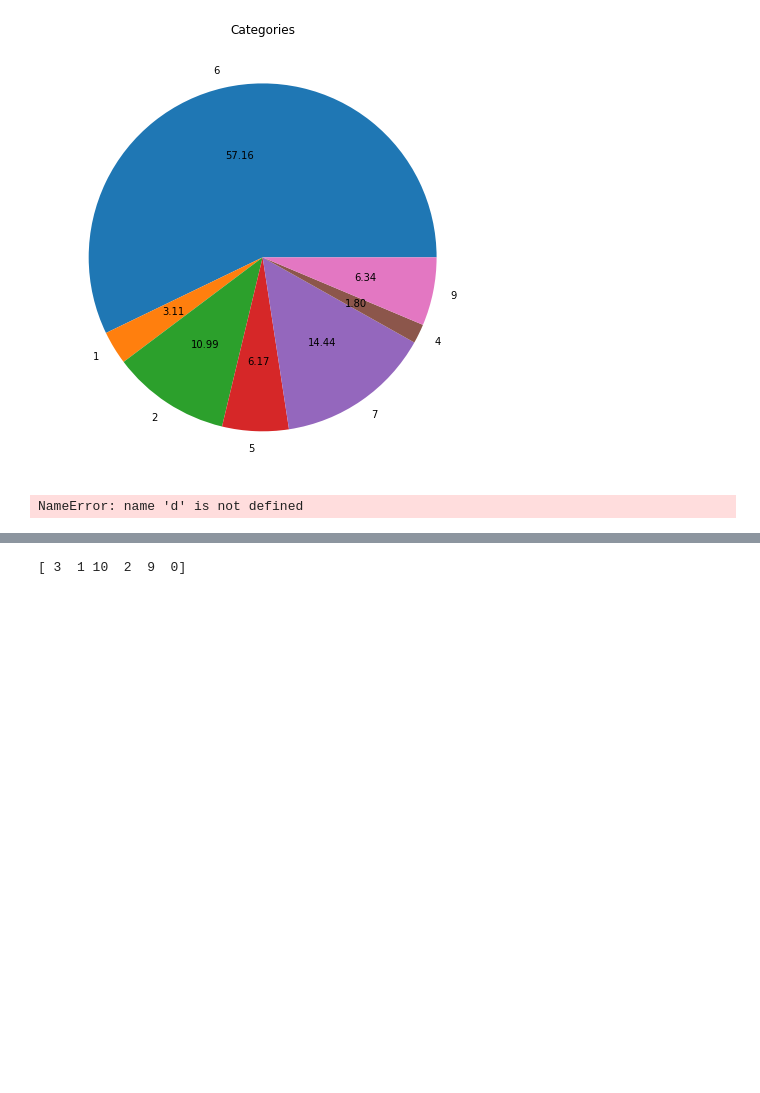
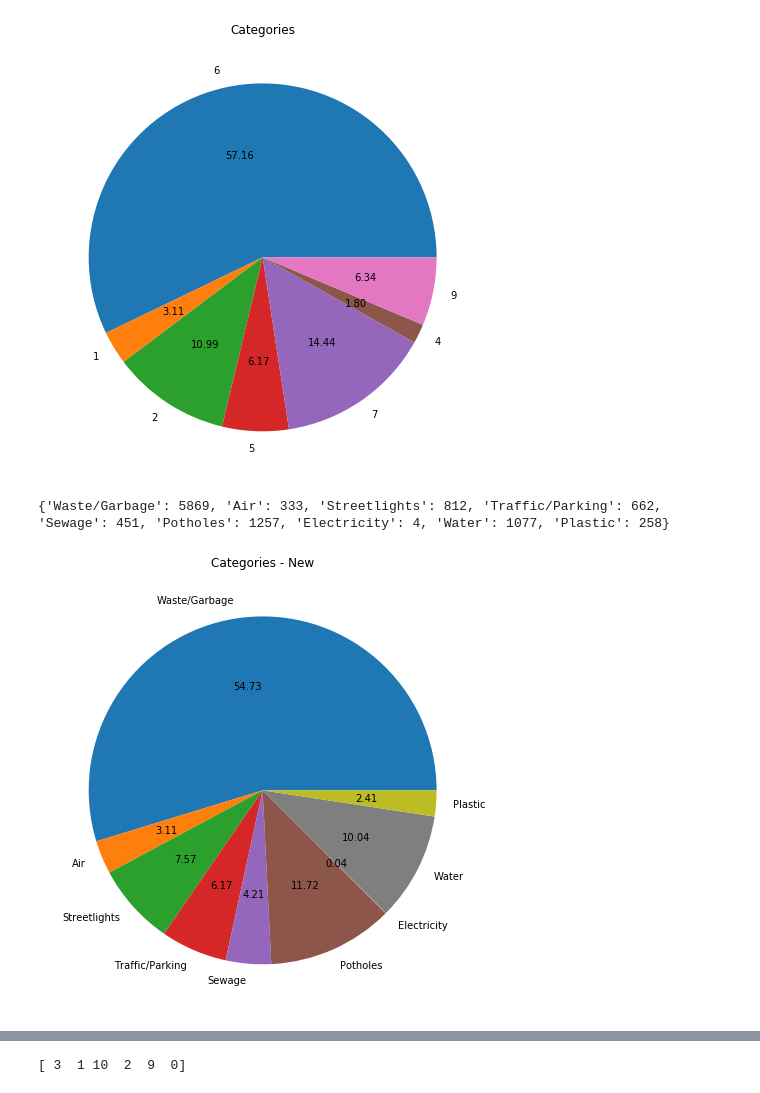
Before and after one commit to ShriyaShankar/Ward-Index, a Jupyter notebook: test.ipynb, the cells around one changed output, grey strips where cells are left out. Saved outputs shown, nothing was run; the diff lists cells and outputs as text; code cells hidden in the pictures; blank space fills up the shorter version.

```diff
--- a/test.ipynb
+++ b/test.ipynb
@@ -136,9 +172,3 @@ plt.pie(cat.values(),labels = cat.keys(),autopct = '%.2f')
   Text(0.5389583466959945, -0.26367385256547554, '1.80'),
   Text(0.5881322104063914, -0.11874553921091979, '6.34')])
 [figure]
-# %%
-chennai = [str(i) for i in df.location if 'Chennai' in str(i)]
-for i in chennai:
-    df.drop(d)
-# %% [output]
-NameError: name 'd' is not defined
@@ -149,0 +175,18 @@ print(cat)
+# %%
+def bar_new_cat():
+    new_cat = {}
+    for i in df.new_title_id:
+        if i not in new_cat:
+            new_cat[i] = 1
+        else:
+            new_cat[i]+=1
+    plt.figure(figsize = (8,8))
+    plt.title("Categories - New")
+    #plt.grid(True)
+    print(new_cat)
+    plt.pie(new_cat.values(),labels = new_cat.keys(),  autopct = '%.2f')# color = ['green','red'], tick_label = df.new_title_id.unique())
+
+bar_new_cat()
+# %% [output]
+{'Waste/Garbage': 5869, 'Air': 333, 'Streetlights': 812, 'Traffic/Parking': 662, 'Sewage': 451, 'Potholes': 1257, 'Electricity': 4, 'Water': 1077, 'Plastic': 258}
+[figure, added]
```
Also changed, not shown: parts of 18 cells of this notebook, 3 other files.
